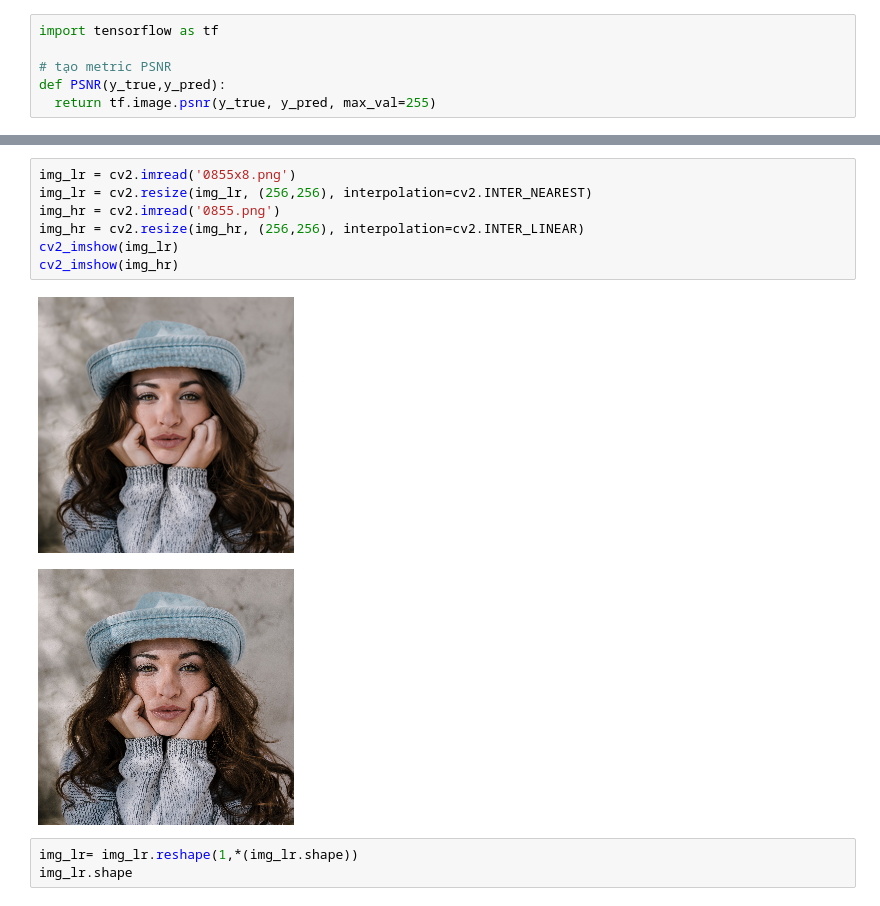
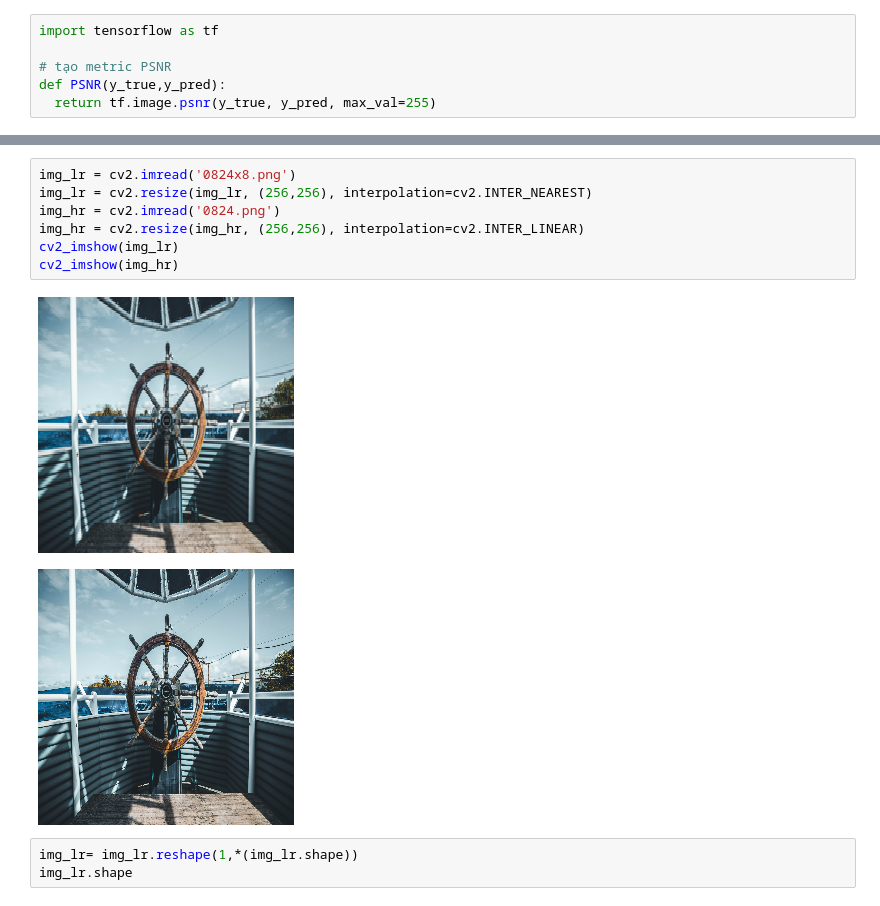
Before and after one commit to pmatuan/Image-Super-Resolution, a Jupyter notebook: Code/Compare.ipynb, the cells around one changed output, grey strips where cells are left out. Cells and saved outputs as stored; diff of their text form.

```diff
--- a/Code/Compare.ipynb
+++ b/Code/Compare.ipynb
@@ -128,13 +135,13 @@ srcnn.evaluate(val_data_generator)
 # %%
-img_lr = cv2.imread('0855x8.png')
+img_lr = cv2.imread('0824x8.png')
 img_lr = cv2.resize(img_lr, (256,256), interpolation=cv2.INTER_NEAREST)
-img_hr = cv2.imread('0855.png')
+img_hr = cv2.imread('0824.png')
 img_hr = cv2.resize(img_hr, (256,256), interpolation=cv2.INTER_LINEAR)
 cv2_imshow(img_lr)
 cv2_imshow(img_hr)
 # %% [output]
-[figure, old version]
+[figure, new version]
-[figure, old version]
+[figure, new version]
 # %%
 img_lr= img_lr.reshape(1,*(img_lr.shape))
 img_lr.shape
```
Also changed, not shown: parts of 16 cells of this notebook, 3 other files.
